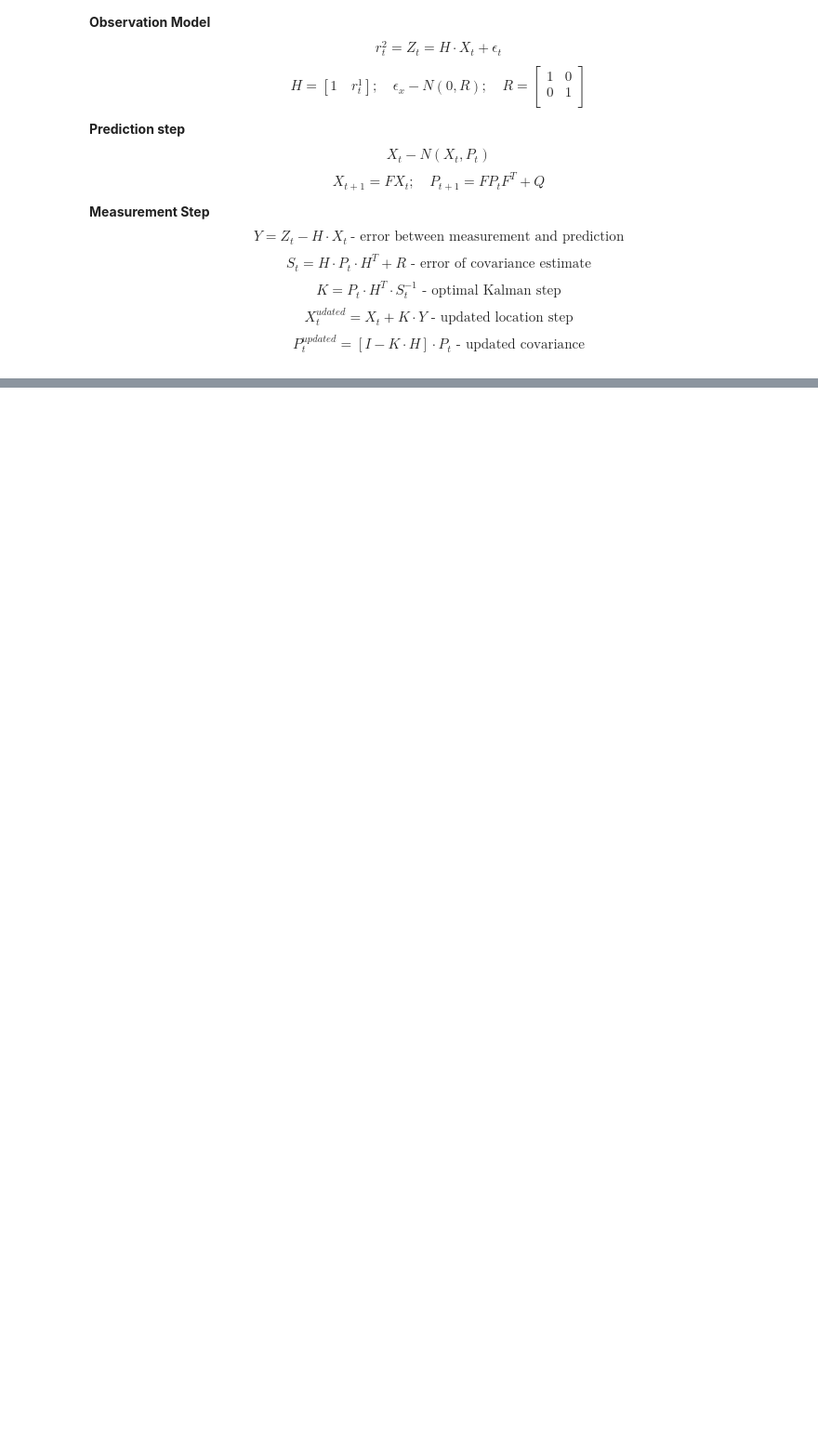
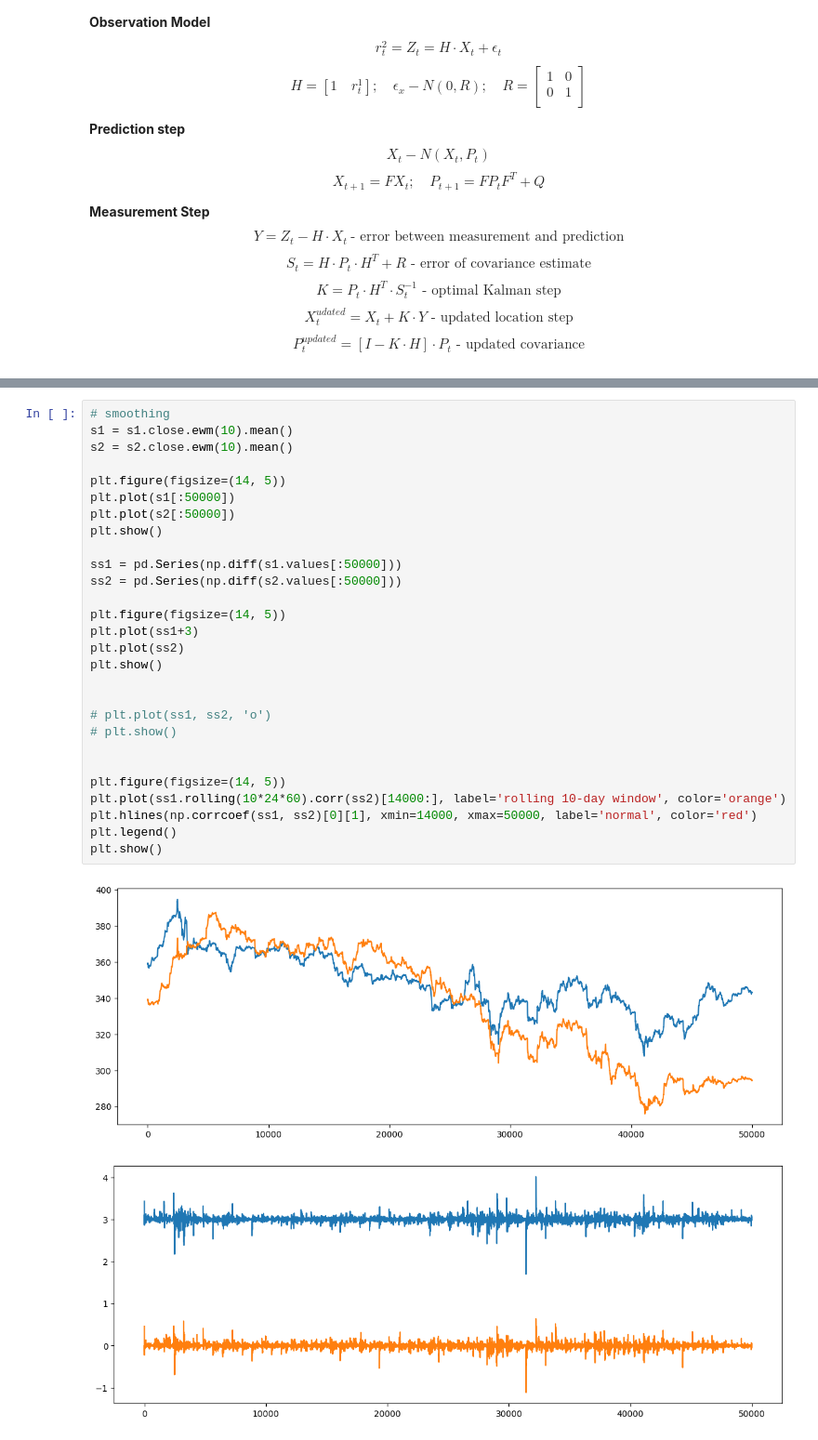
Before and after one commit to mrFendel/IM-OTC-model, a Jupyter notebook: kalman/Kalman.ipynb, the cells around one changed output, grey strips where cells are left out. Shown at 93% size. Saved outputs shown, nothing was run; the diff lists cells and outputs as text; blank space fills up the shorter version.

```diff
--- a/kalman/Kalman.ipynb
+++ b/kalman/Kalman.ipynb
@@ -114,0 +156,31 @@ $$ P^{updated}_t = [I - K \cdot H] \cdot P_t \text{ - updated covariance} $$
+# %%
+# smoothing
+s1 = s1.close.ewm(10).mean()
+s2 = s2.close.ewm(10).mean()
+
+plt.figure(figsize=(14, 5))
+plt.plot(s1[:50000])
+plt.plot(s2[:50000])
+plt.show()
+
+ss1 = pd.Series(np.diff(s1.values[:50000]))
+ss2 = pd.Series(np.diff(s2.values[:50000]))
+
+plt.figure(figsize=(14, 5))
+plt.plot(ss1+3)
+plt.plot(ss2)
+plt.show()
+
+
+# plt.plot(ss1, ss2, 'o')
+# plt.show()
+
+
+plt.figure(figsize=(14, 5))
+plt.plot(ss1.rolling(10*24*60).corr(ss2)[14000:], label='rolling 10-day window', color='orange')
+plt.hlines(np.corrcoef(ss1, ss2)[0][1], xmin=14000, xmax=50000, label='normal', color='red')
+plt.legend()
+plt.show()
+# %% [output]
+[figure, added]
+[figure, added]
```
Also changed, not shown: parts of 3 cells of this notebook, 1 other file.
